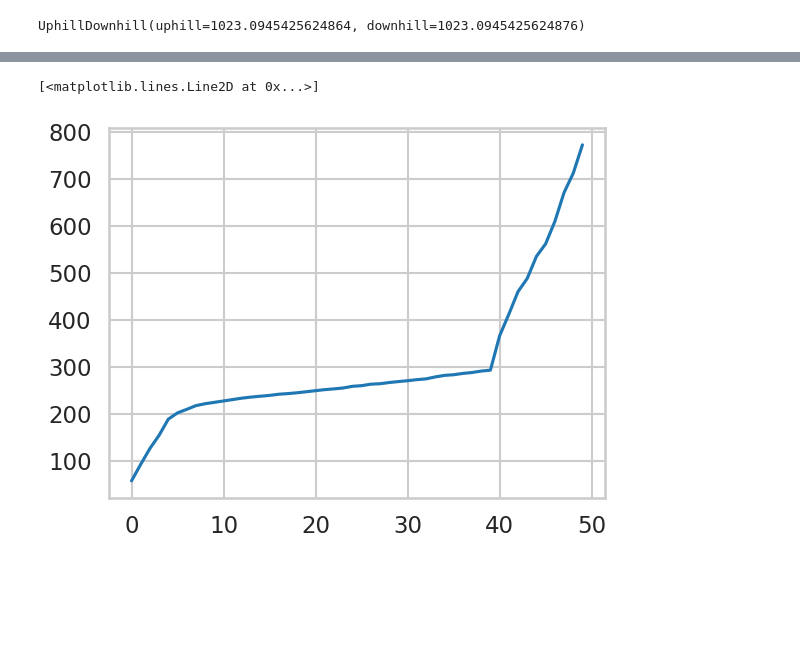
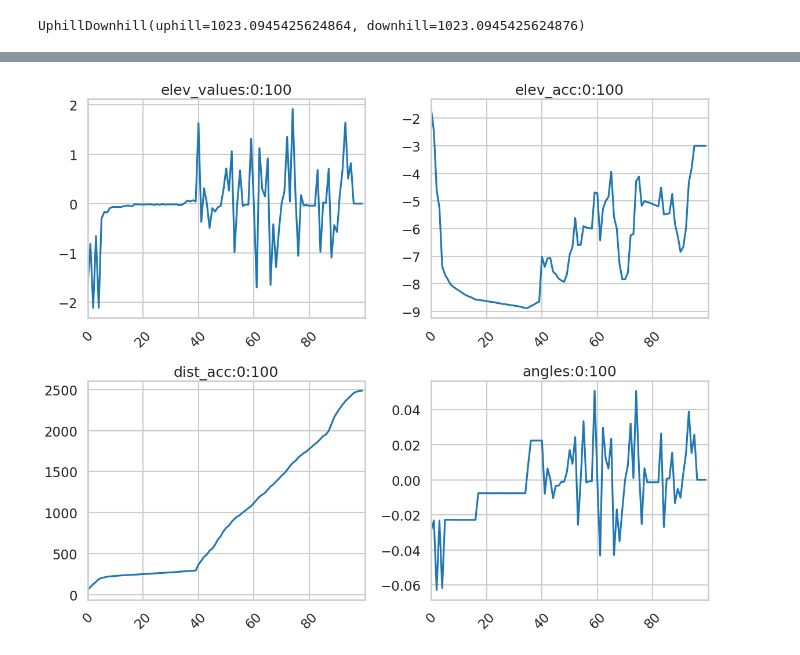
Before and after one commit to dogasiyli/gps_data_with_python, a Jupyter notebook: notebooks/analyze_parkur.ipynb, the cells around one changed output, grey strips where cells are left out. Drawn from its saved outputs; the diff is of its cells as text; code cells hidden in the pictures; blank space fills up the shorter version.

```diff
--- a/notebooks/analyze_parkur.ipynb
+++ b/notebooks/analyze_parkur.ipynb
@@ -136,3 +114,17 @@ print(len(elev_acquired))
 # %%
-dist_acquired = distance_vincenty[1:]
-angles = np.arctan2(elev_values, dist_acquired)
+fig, axs = plt.subplots(2,2,figsize=(18,12))
+axs[0,0].plot(elev_values)
+axs[0,0].set_title("elev_values")
+xticks = np.arange(0,len(elev_values),100)
+xlabels = [i for i in xticks]
+axs[0,1].plot(elev_acc)
+axs[0,1].set_title("elev_acc")
+axs[1,0].plot(dist_acc)
+axs[1,0].set_title("dist_acc")
+axs[1,1].plot(angles)
+axs[1,1].set_title("angles")
+for i in range(2):
+    for j in range(2):
+        axs[i,j].set_xticks(xticks)
+        axs[i,j].set_xticklabels(xlabels, rotation=45)
+plt.tight_layout()
@@ -142,5 +133,25 @@ elev_acc = np.cumsum(elev_values)
 # %%
-plt.plot(dist_acc[:50])
+fig, axs = plt.subplots(2,2,figsize=(12,10))
+fr=0
+to=100
+title_add = f"{fr}:{to}"
+tick_inc = 20
+axs[0,0].plot(elev_values[fr:to])
+axs[0,0].set_title(f"elev_values:{title_add}")
+xticks = np.arange(0,len(elev_values[fr:to]),tick_inc)
+xlabels = [i for i in xticks]
+axs[0,1].plot(elev_acc[fr:to])
+axs[0,1].set_title(f"elev_acc:{title_add}")
+axs[1,0].plot(dist_acc[fr:to])
+axs[1,0].set_title(f"dist_acc:{title_add}")
+axs[1,1].plot(angles[fr:to])
+axs[1,1].set_title(f"angles:{title_add}")
+for i in range(2):
+    for j in range(2):
+        axs[i,j].set_xlim(fr,to)
+        axs[i,j].set_xticks(xticks)
+        axs[i,j].set_xticklabels(xlabels, rotation=45)
+plt.tight_layout()
+#plt.plot()
 # %% [output]
-[<matplotlib.lines.Line2D at 0x...>]
-[figure, old version]
+[figure, new version]
```
Also changed, not shown: parts of 20 cells of this notebook, 1 other file.
